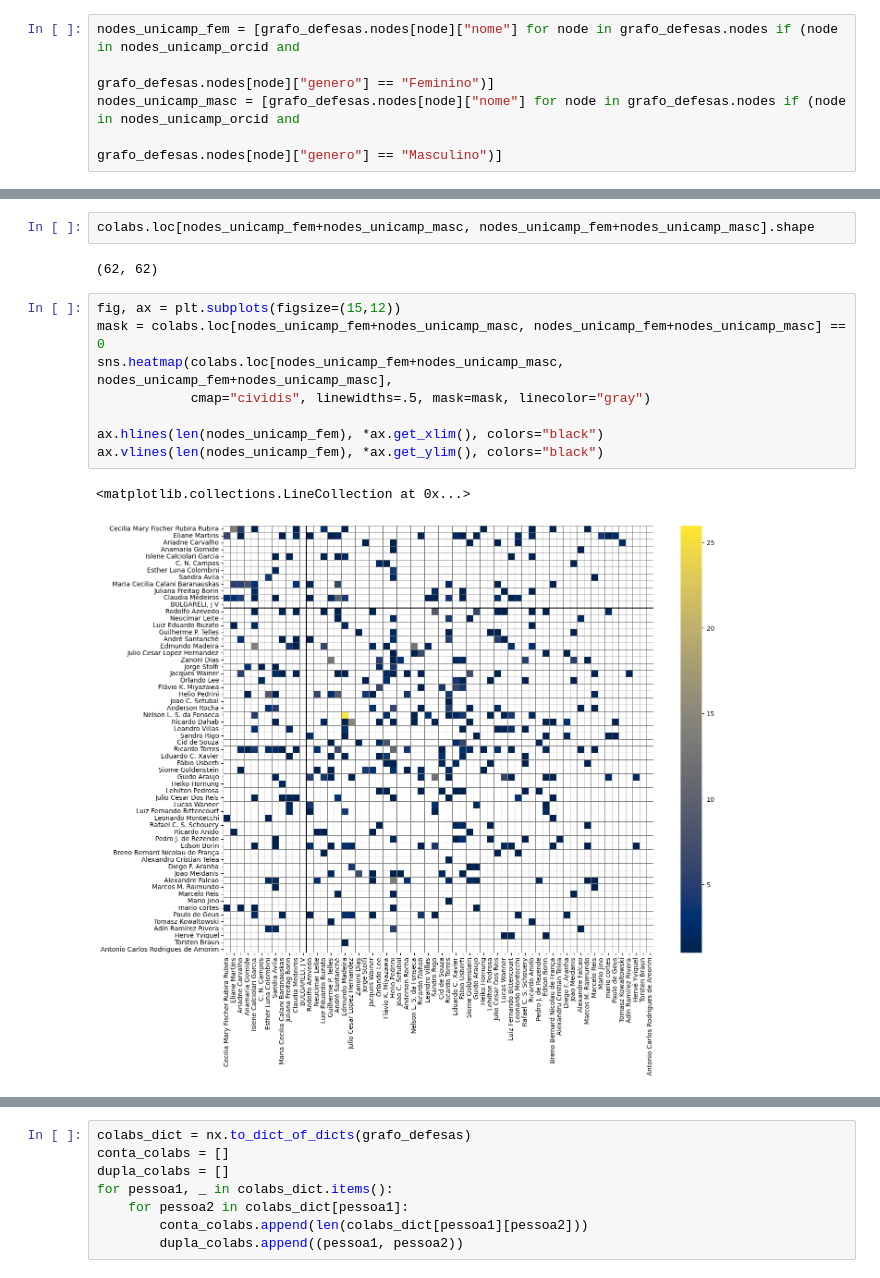
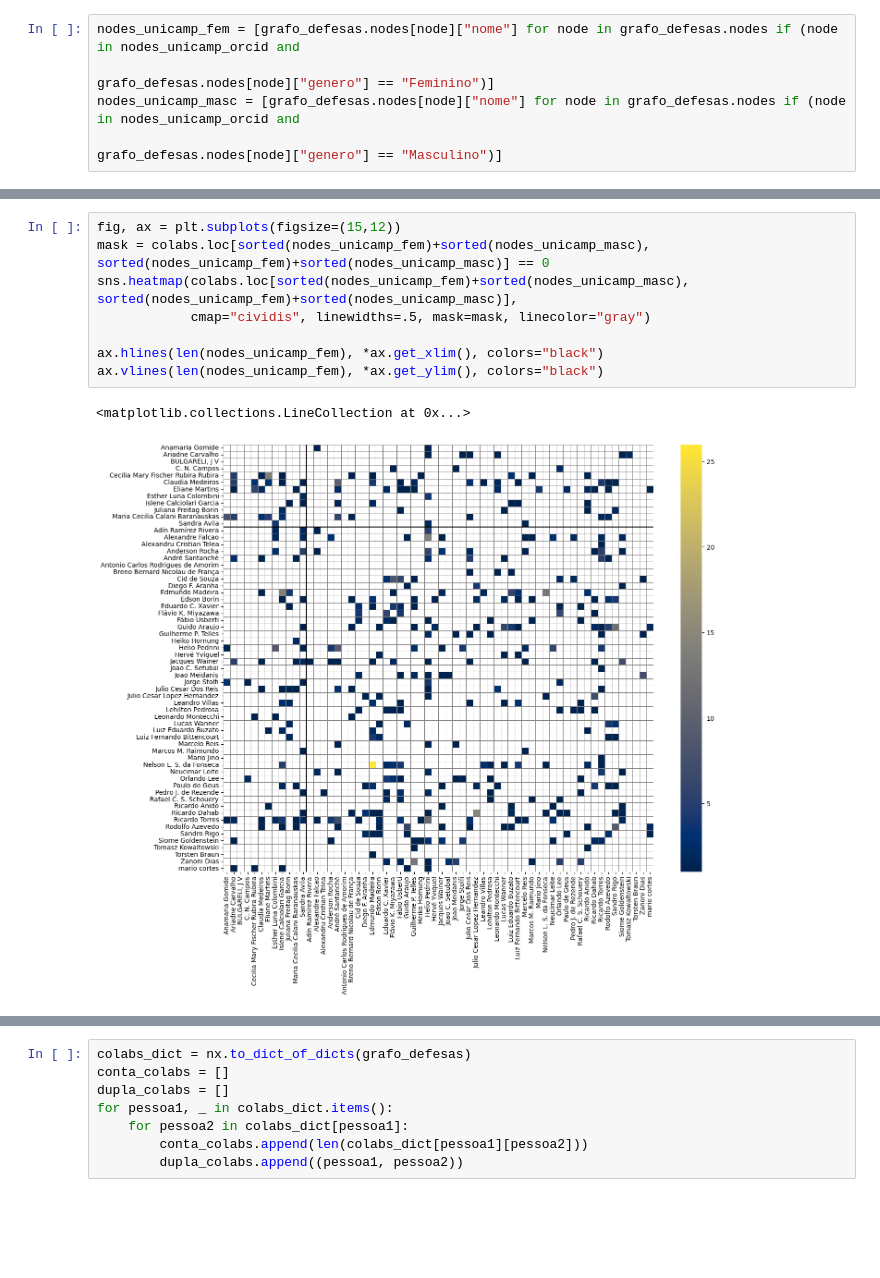
Before and after one commit to gondimjoaom/mo412-projetofinal, a Jupyter notebook: graph_all.ipynb, the cells around one changed output, grey strips where cells are left out. Saved outputs shown, nothing was run; the diff lists cells and outputs as text; blank space fills up the shorter version.

```diff
--- a/graph_all.ipynb
+++ b/graph_all.ipynb
@@ -377,15 +362,11 @@ sns.heatmap(colabs.loc[nodes_unicamp_masc, nodes_unicamp_masc], square=True,cbar
-# %%
-colabs.loc[nodes_unicamp_fem+nodes_unicamp_masc, nodes_unicamp_fem+nodes_unicamp_masc].shape
-# %% [output]
-(62, 62)
-# %%
-fig, ax = plt.subplots(figsize=(15,12))
-mask = colabs.loc[nodes_unicamp_fem+nodes_unicamp_masc, nodes_unicamp_fem+nodes_unicamp_masc] == 0
-sns.heatmap(colabs.loc[nodes_unicamp_fem+nodes_unicamp_masc, nodes_unicamp_fem+nodes_unicamp_masc],
-            cmap="cividis", linewidths=.5, mask=mask, linecolor="gray")
-
-ax.hlines(len(nodes_unicamp_fem), *ax.get_xlim(), colors="black")
-ax.vlines(len(nodes_unicamp_fem), *ax.get_ylim(), colors="black")
-# %% [output]
-<matplotlib.collections.LineCollection at 0x...>
-[figure, removed]
+# %%
+fig, ax = plt.subplots(figsize=(15,12))
+mask = colabs.loc[sorted(nodes_unicamp_fem)+sorted(nodes_unicamp_masc), sorted(nodes_unicamp_fem)+sorted(nodes_unicamp_masc)] == 0
+sns.heatmap(colabs.loc[sorted(nodes_unicamp_fem)+sorted(nodes_unicamp_masc), sorted(nodes_unicamp_fem)+sorted(nodes_unicamp_masc)],
+            cmap="cividis", linewidths=.5, mask=mask, linecolor="gray")
+
+ax.hlines(len(nodes_unicamp_fem), *ax.get_xlim(), colors="black")
+ax.vlines(len(nodes_unicamp_fem), *ax.get_ylim(), colors="black")
+# %% [output]
+<matplotlib.collections.LineCollection at 0x...>
+[figure, added]
```
Also changed, not shown: parts of 43 cells of this notebook.
